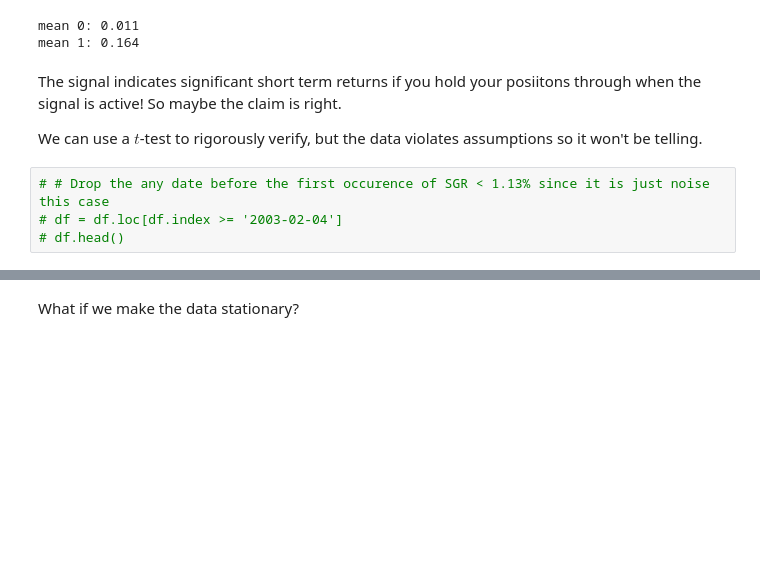
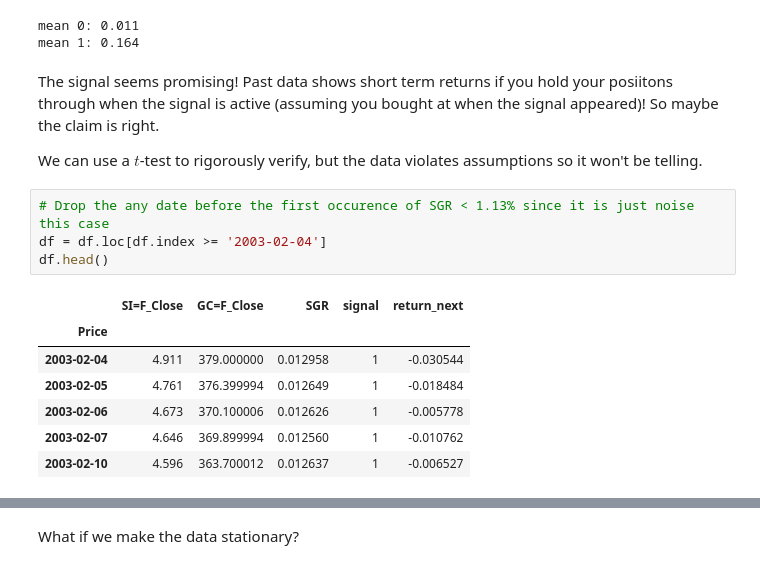
Before and after one commit to michael-haroon/trading, a Jupyter notebook: silver-SGR.ipynb, the cells around one changed output, grey strips where cells are left out. Cells and saved outputs as stored; diff of their text form; blank space fills up the shorter version.

```diff
--- a/silver-SGR.ipynb
+++ b/silver-SGR.ipynb
@@ -134,13 +130,21 @@ print(f"mean 0: {mean_0} \nmean 1: {mean_1}")
 mean 0: 0.011
 mean 1: 0.164
 # %% [markdown]
-The signal indicates significant short term returns if you hold your posiitons through when the signal is active! So maybe the claim is right.
+The signal seems promising! Past data shows short term returns if you hold your posiitons through when the signal is active (assuming you bought at when the signal appeared)! So maybe the claim is right.
 
 We can use a $t$-test to rigorously verify, but the data violates assumptions so it won't be telling.
 # %%
-# # Drop the any date before the first occurence of SGR < 1.13% since it is just noise this case
-# df = df.loc[df.index >= '2003-02-04']
-# df.head()
+# Drop the any date before the first occurence of SGR < 1.13% since it is just noise this case
+df = df.loc[df.index >= '2003-02-04']
+df.head()
+# %% [output]
+|  | SI=F_Close | GC=F_Close | SGR | signal | return_next |
+| Price |  |  |  |  |  |
+| 2003-02-04 | 4.911 | 379.000000 | 0.012958 | 1 | -0.030544 |
+| 2003-02-05 | 4.761 | 376.399994 | 0.012649 | 1 | -0.018484 |
+| 2003-02-06 | 4.673 | 370.100006 | 0.012626 | 1 | -0.005778 |
+| 2003-02-07 | 4.646 | 369.899994 | 0.012560 | 1 | -0.010762 |
+| 2003-02-10 | 4.596 | 363.700012 | 0.012637 | 1 | -0.006527 |
 # %%
 # Now we check correlation and graph the time series
 df_norm = (df - df.mean()) / df.std()
```
Also changed, not shown: parts of 15 cells of this notebook.
